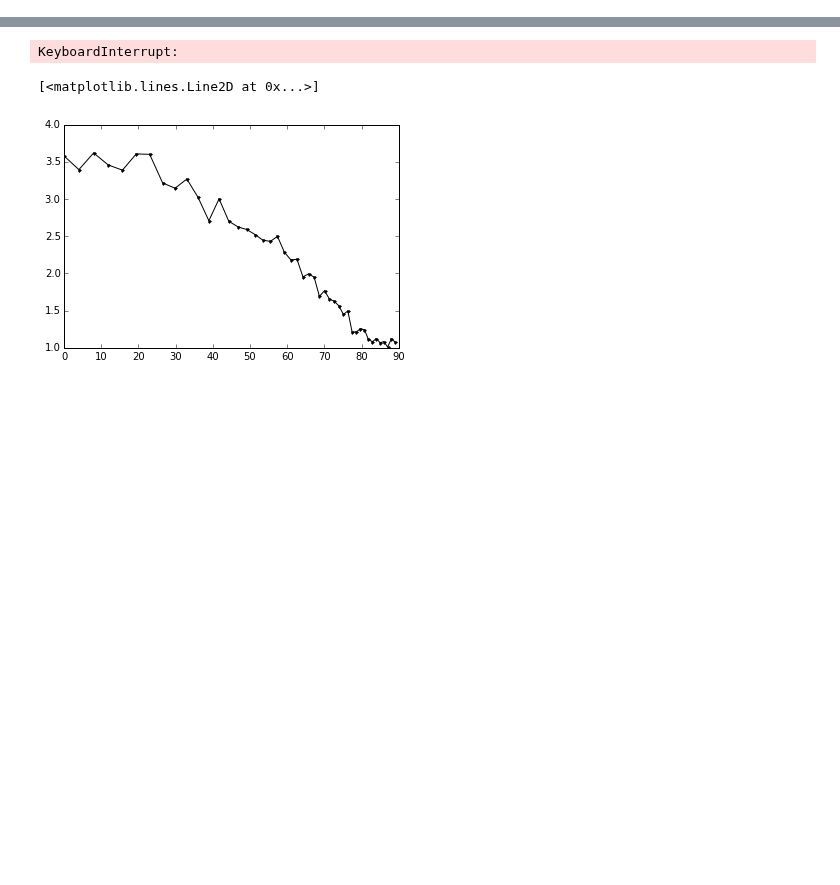
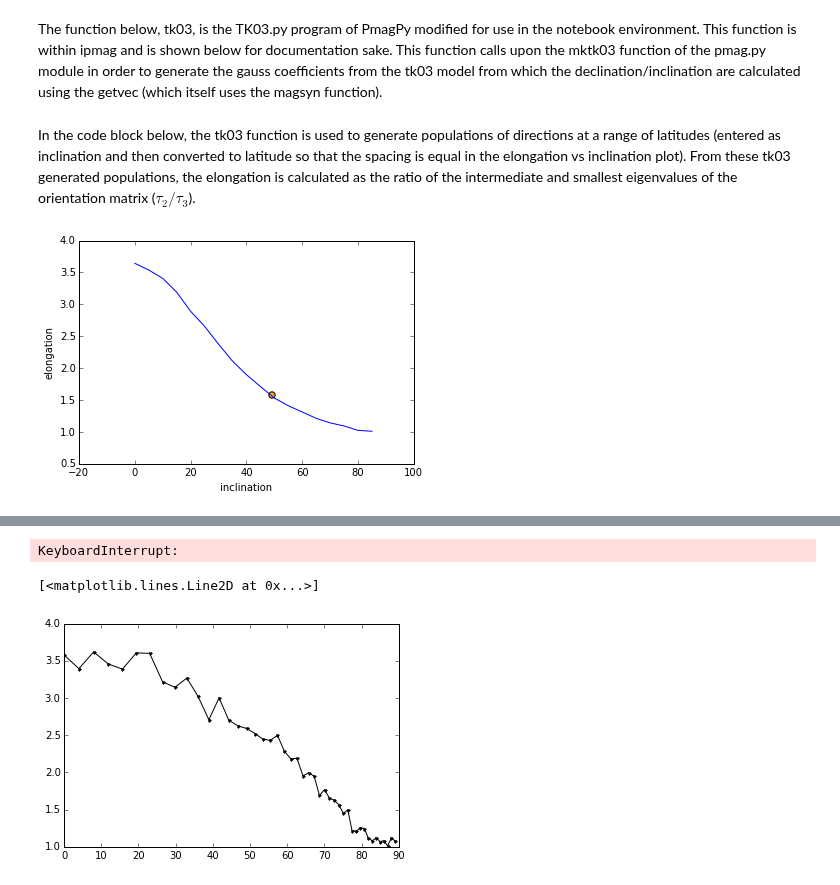
Before and after one commit to Swanson-Hysell/Earth_science_notebooks, a Jupyter notebook: TK03_EI.ipynb, the cells around one changed output, grey strips where cells are left out. Cells and saved outputs as stored; diff of their text form; code cells hidden in the pictures; blank space fills up the shorter version.

Commit message:
progress on TK03 notebooks

```diff
--- a/TK03_EI.ipynb
+++ b/TK03_EI.ipynb
@@ -0,0 +13,51 @@
+# %% [markdown]
+The function below, tk03, is the TK03.py program of PmagPy modified for use in the notebook environment. This function is within ipmag and is shown below for documentation sake. This function calls upon the mktk03 function of the pmag.py module in order to generate the gauss coefficients from the tk03 model from which the declination/inclination are calculated using the getvec (which itself uses the magsyn function).
+# %%
+def tk03(n=100,dec=0,lat=0,rev='no',G2=0,G3=0):
+    """
+    generates set of vectors drawn from the TK03.gad model of
+    secular variation (Tauxe and Kent, 2004) at given latitude and rotated
+    about a vertical axis by the given declination
+
+    Arguments
+    ----------
+    n number of vectors to determine (default is 100)
+    dec mean declination of data set (default is 0)
+    lat latitude at which secular variation is simulated (default is 0)
+    rev if reversals are to be included this should be 'yes' (default is 'no')
+    G2 specify average g_2^0 fraction (default is 0)
+    G3 specify average g_3^0 fraction (default is 0)
+    """
+    tk_03_output=[]
+    for k in range(n):
+        gh=pmag.mktk03(8,k,G2,G3) # terms and random seed
+        long=random.randint(0,360) # get a random longitude, between 0 and 359
+        vec= pmag.getvec(gh,lat,long)  # send field model and lat to getvec
+        vec[0]+=dec
+        if vec[0]>=360.:
+            vec[0]-=360.
+        if k%2==0 and rev=='yes':
+           vec[0]+=180.
+           vec[1]=-vec[1]
+        tk_03_output.append([vec[0],vec[1],vec[2]])
+    return tk_03_output
+# %% [markdown]
+In the code block below, the tk03 function is used to generate populations of directions at a range of latitudes (entered as inclination and then converted to latitude so that the spacing is equal in the elongation vs inclination plot). From these tk03 generated populations, the elongation is calculated as the ratio of the intermediate and smallest eigenvalues of the orientation matrix ($\tau_2/\tau_3$).
+# %%
+elongation = []
+inclination = []
+
+for inc in range(0,90,5):
+    latitude = ipmag.lat_from_inc(inc)
+    TK03_array = tk03(n=50000,lat=latitude)
+    ppars = pmag.doprinc(TK03_array)
+    elong = ppars['tau2']/ppars['tau3']
+    elongation.append(elong)
+    inclination.append(inc)
+
+plt.plot(inclination, elongation)
+plt.xlabel('inclination')
+plt.ylabel('elongation')
+plt.show()
+# %% [output]
+[figure, added]
```
Also changed, not shown: parts of 6 cells of this notebook, 11 other files.
